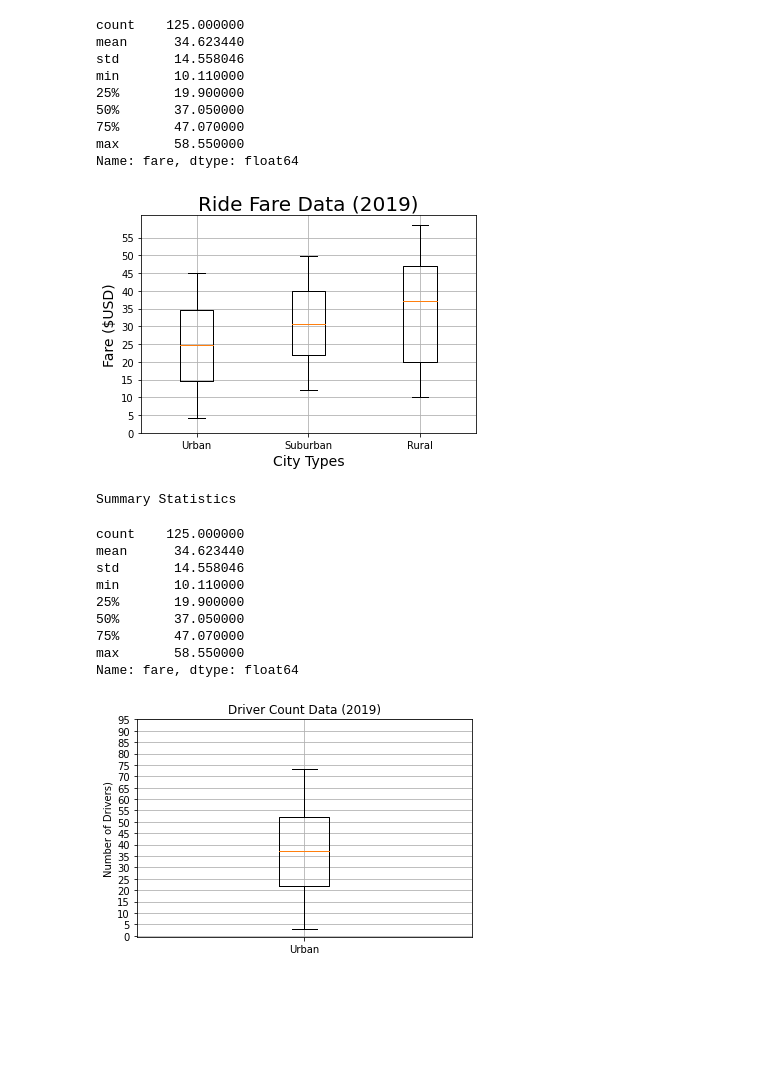
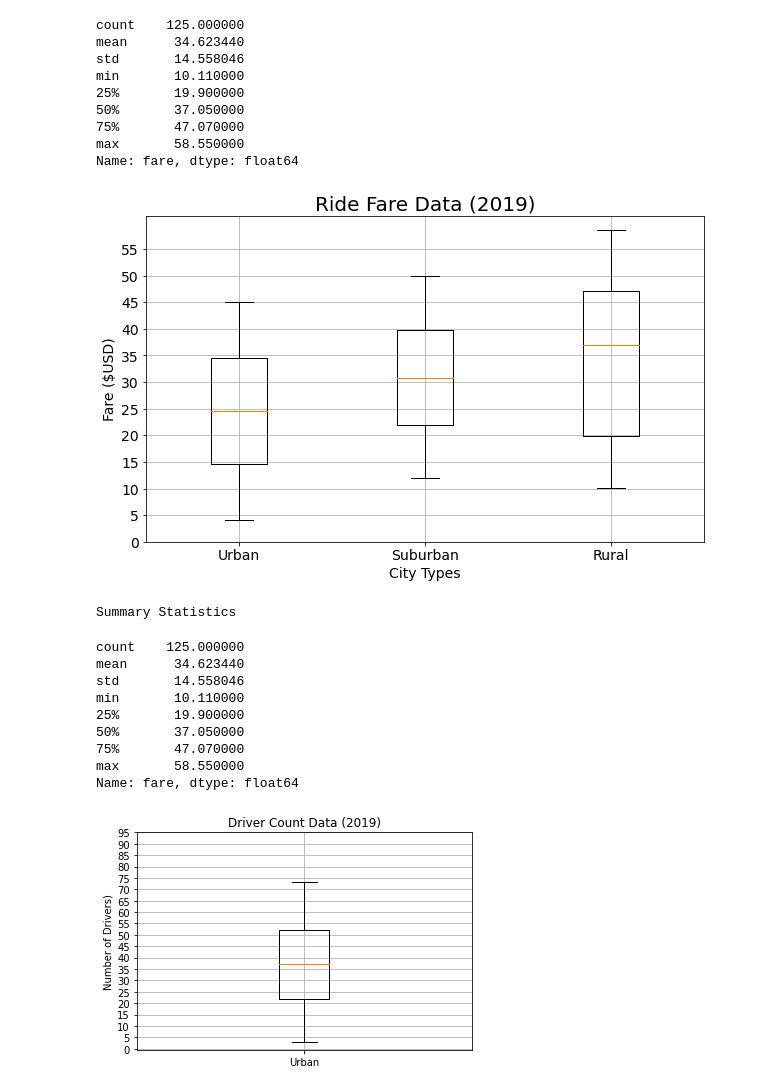
Before and after one commit to swathy84/PyBer_Analysis, a Jupyter notebook: PyBer.ipynb, the cells around one changed output. Cells and saved outputs as stored; diff of their text form; code cells hidden in the pictures; blank space fills up the shorter version.

```diff
--- a/PyBer.ipynb
+++ b/PyBer.ipynb
@@ -863,20 +863,20 @@ Name: fare, dtype: float64
 # %%
 # create Box plot  where all the 3 fares in the plot are displayed
 x_labels = ["Urban","Suburban","Rural"]
 fare_data = [urban_fares,suburban_fares,rural_fares]
-fig, ax = plt.subplots()
+fig, ax = plt.subplots(figsize = (10,6))
 ax.boxplot(fare_data, labels=x_labels)
 ax.set_ylabel('Fare ($USD)',fontsize=14)
 ax.set_xlabel("City Types",fontsize=14)
 ax.set_title('Ride Fare Data (2019)',fontsize=20)
 ax.set_yticks(np.arange(0, 60, step=5.0))
 ax.grid()
 plt.savefig("analysis/Ride_Fare_data.png")
 plt.show()
 print("Summary Statistics ")
 rural_fares.describe()
 # %% [output]
-[figure, old version]
+[figure, new version]
 Summary Statistics
 count    125.000000
 mean      34.623440
```
Also changed, not shown: parts of 2 cells of this notebook, 3 other files.
